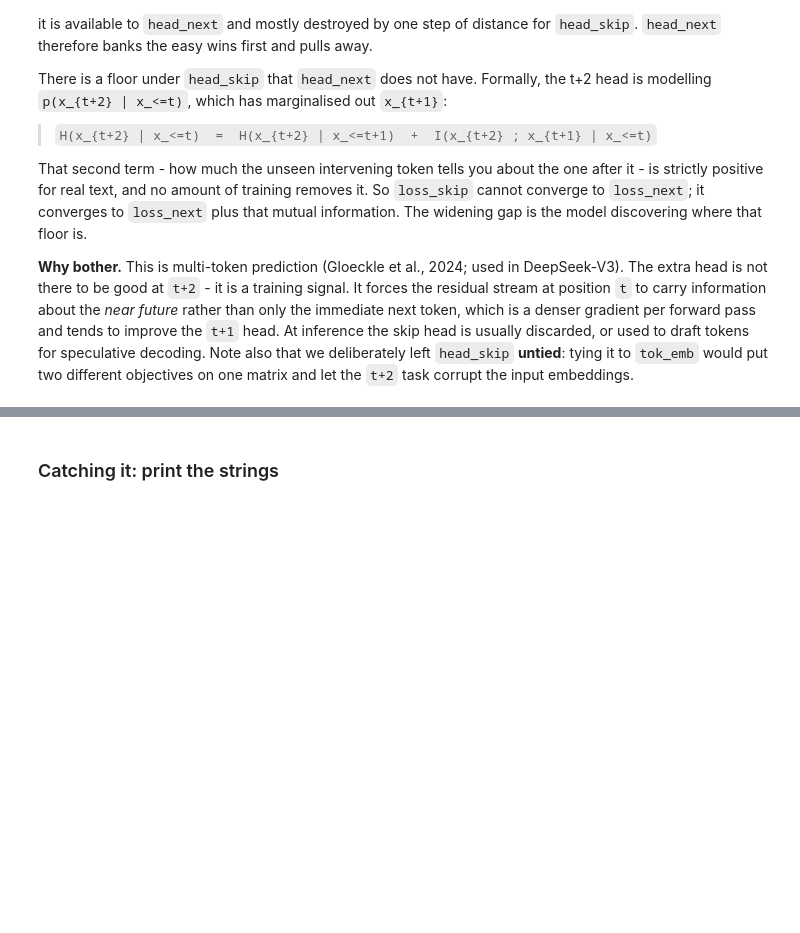
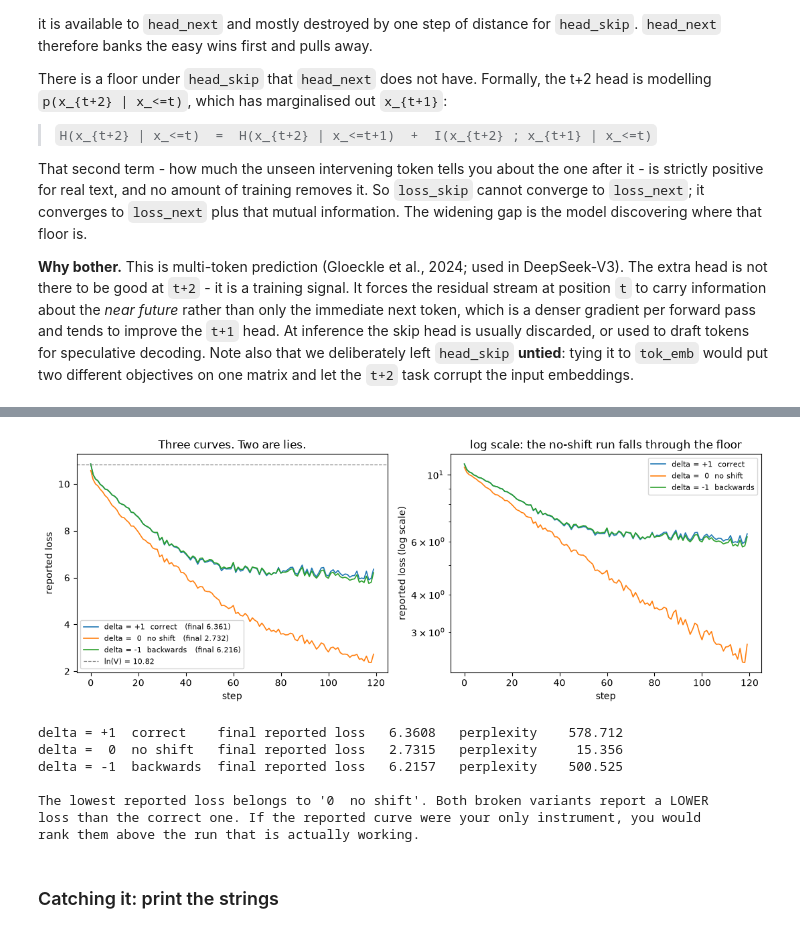
Before and after one commit to pyru/S-9_ERAv5, a Jupyter notebook: loss_harness.ipynb, the cells around one changed output, grey strips where cells are left out. Cells and saved outputs as stored; diff of their text form; code cells hidden in the pictures; blank space fills up the shorter version.

```diff
--- a/loss_harness.ipynb
+++ b/loss_harness.ipynb
@@ -692,13 +845,24 @@ class PeakMemCPU(TorchDispatchMode):
         return out
 
 def measure_peak(fn):
-    """Run fn(), return (loss_value, peak_bytes)."""
+    """Run fn(), return (loss_value, peak_bytes_attributable_to_fn).
+
+    Both paths must measure the SAME thing: memory allocated *by this call*.
+    torch.cuda.max_memory_allocated() is an absolute session figure - by this point
+    the session already holds several trained models and their optimizer states, and
+    counting that constant baseline on both sides silently crushes the ratio toward
+    1.0x. So we subtract the baseline. The CPU tracker only sees tensors born inside
+    the mode, so it is already a delta and needs no correction.
+    """
+    import gc
     if DEVICE == "cuda":
+        gc.collect()
         torch.cuda.synchronize(); torch.cuda.empty_cache()
+        base = torch.cuda.memory_allocated()          # everything already resident
         torch.cuda.reset_peak_memory_stats()
         v = fn()
         torch.cuda.synchronize()
-        return v, torch.cuda.max_memory_allocated()
+        return v, torch.cuda.max_memory_allocated() - base
     with PeakMemCPU() as pm:
         v = fn()
     return v, pm.peak
@@ -909,26 +1139,38 @@ for name, d in VARIANTS.items():
 # %%
 plt.figure(figsize=(11, 4.2))
 plt.subplot(1, 2, 1)
 for name, c in curves.items():
     plt.plot(c, lw=1.2, label=f"delta = {name}   (final {c[-1]:.3f})")
 plt.axhline(math.log(VOCAB_SIZE), ls="--", c="grey", lw=.9, label="ln(V) = 10.82")
 plt.xlabel("step"); plt.ylabel("reported loss"); plt.legend(fontsize=8)
-plt.title("Three beautiful curves. Two are lies.")
+plt.title("Three curves. Two are lies.")
 plt.subplot(1, 2, 2)
 for name, c in curves.items():
     plt.semilogy(c, lw=1.2, label=f"delta = {name}")
 plt.xlabel("step"); plt.ylabel("reported loss (log scale)"); plt.legend(fontsize=8)
-plt.title("log scale: the broken runs fall through the floor")
+plt.title("log scale: the no-shift run falls through the floor")
 plt.tight_layout(); plt.savefig("assets/part3_shift_bug.png", dpi=130)
 plt.show()
 
 for name, c in curves.items():
     print(f"delta = {name:<14} final reported loss {c[-1]:8.4f}   "
           f"perplexity {math.exp(min(c[-1],700)):10.3f}")
-print("\nIf you were only watching the curve, you would ship the two broken runs.")
+_best = min(curves, key=lambda k: curves[k][-1])
+print(f"\nThe lowest reported loss belongs to '{_best.strip()}'. Both broken variants report a "
+      f"LOWER\nloss than the correct one. If the reported curve were your only instrument, you "
+      "would\nrank them above the run that is actually working.")
 RESULTS["P3_final_correct"] = round(curves["+1  correct"][-1], 4)
 RESULTS["P3_final_noshift"] = round(curves[" 0  no shift"][-1], 4)
 RESULTS["P3_final_backwards"] = round(curves["-1  backwards"][-1], 4)
+# %% [output]
+[figure, added]
+delta = +1  correct    final reported loss   6.3608   perplexity    578.712
+delta =  0  no shift   final reported loss   2.7315   perplexity     15.356
+delta = -1  backwards  final reported loss   6.2157   perplexity    500.525
+
+The lowest reported loss belongs to '0  no shift'. Both broken variants report a LOWER
+loss than the correct one. If the reported curve were your only instrument, you would
+rank them above the run that is actually working.
 # %% [markdown]
 ### Catching it: print the strings
 # %%
```
Also changed, not shown: parts of 24 cells of this notebook, 5 other files.
